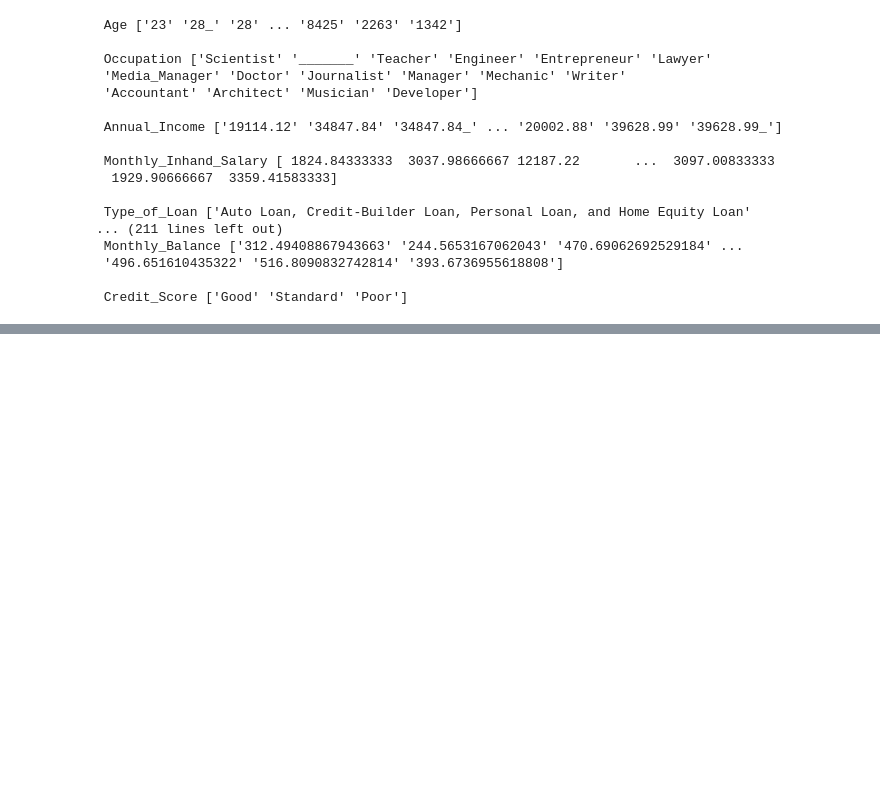
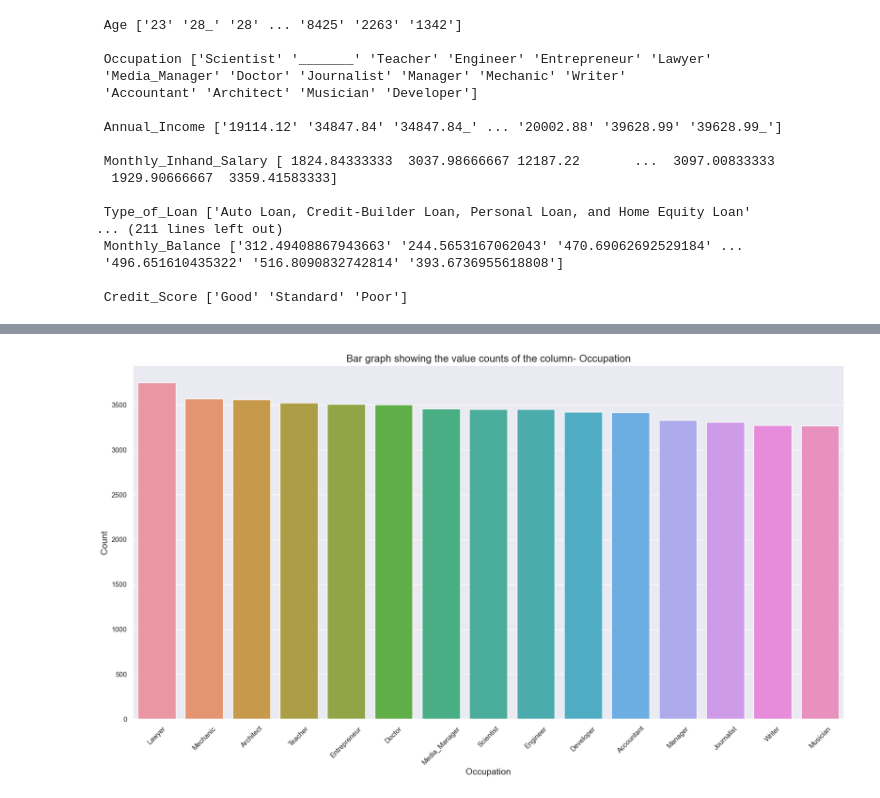
Before and after one commit to amaboh/Machine_learning_in_finance, a Jupyter notebook: Credit score/Credit score.ipynb, the cells around one changed output, grey strips where cells are left out. Cells and saved outputs as stored; diff of their text form; code cells hidden in the pictures; blank space fills up the shorter version.

```diff
--- a/Credit score/Credit score.ipynb
+++ b/Credit score/Credit score.ipynb
@@ -178,0 +337,5 @@ drop_na['Payment_Behaviour'] = drop_na['Payment_Behaviour'].astype(str).str.repl
+# %%
+## Checking data
+
+occupation_count = df_cleaned['Occupation'].value_counts(dropna=False)
+occupation_count
@@ -178,0 +359,10 @@ drop_na['Payment_Behaviour'] = drop_na['Payment_Behaviour'].astype(str).str.repl
+# %%
+sns.set(rc={'figure.figsize': (20,10)})
+sns.barplot(x=occupation_count.index,y=occupation_count.values)
+plt.title('Bar graph showing the value counts of the column- Occupation', fontsize=16)
+plt.ylabel('Count', fontsize=14)
+plt.xlabel('Occupation', fontsize=14)
+plt.xticks(rotation=45)
+plt.show()
+# %% [output]
+[figure, added]
```
Also changed, not shown: parts of 12 cells of this notebook.
